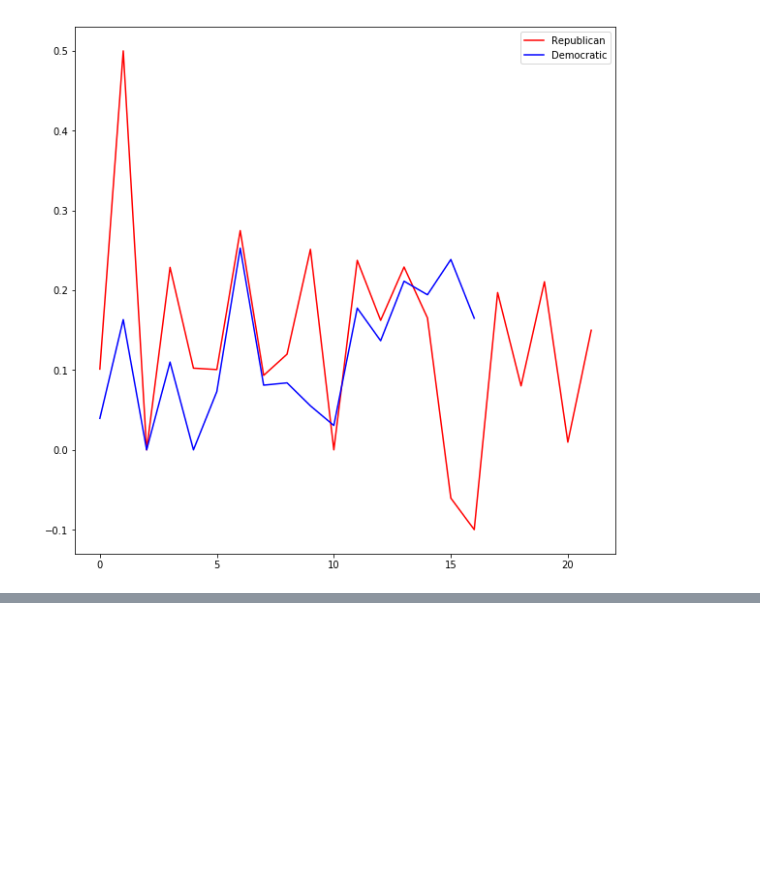
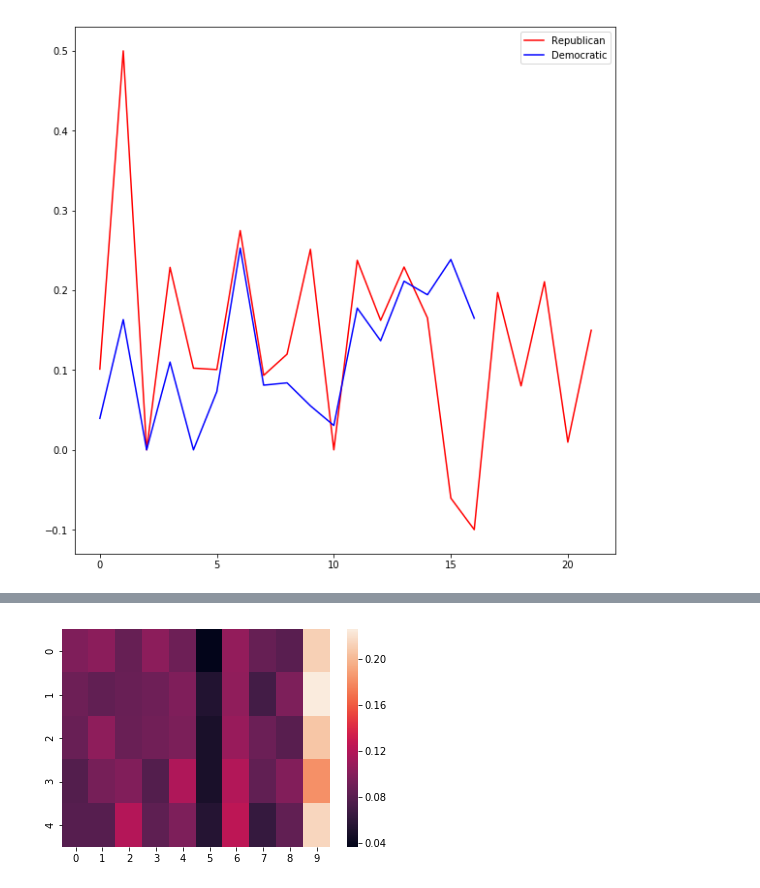
Before and after one commit to dgilbs/presidential_speeches, a Jupyter notebook: data_analysis.ipynb, the cells around one changed output, grey strips where cells are left out. Saved outputs shown, nothing was run; the diff lists cells and outputs as text; code cells hidden in the pictures; blank space fills up the shorter version.

```diff
--- a/data_analysis.ipynb
+++ b/data_analysis.ipynb
@@ -583,0 +667,6 @@ plt.legend()
+# %%
+dem_scores = [plat_scores[index] for index in dem_indexes]
+last_five_dems = dem_scores[0:5]
+ax = sns.heatmap(last_five_dems)
+# %% [output]
+[figure, added]
```
Also changed, not shown: parts of 30 cells of this notebook, 1 other file.
